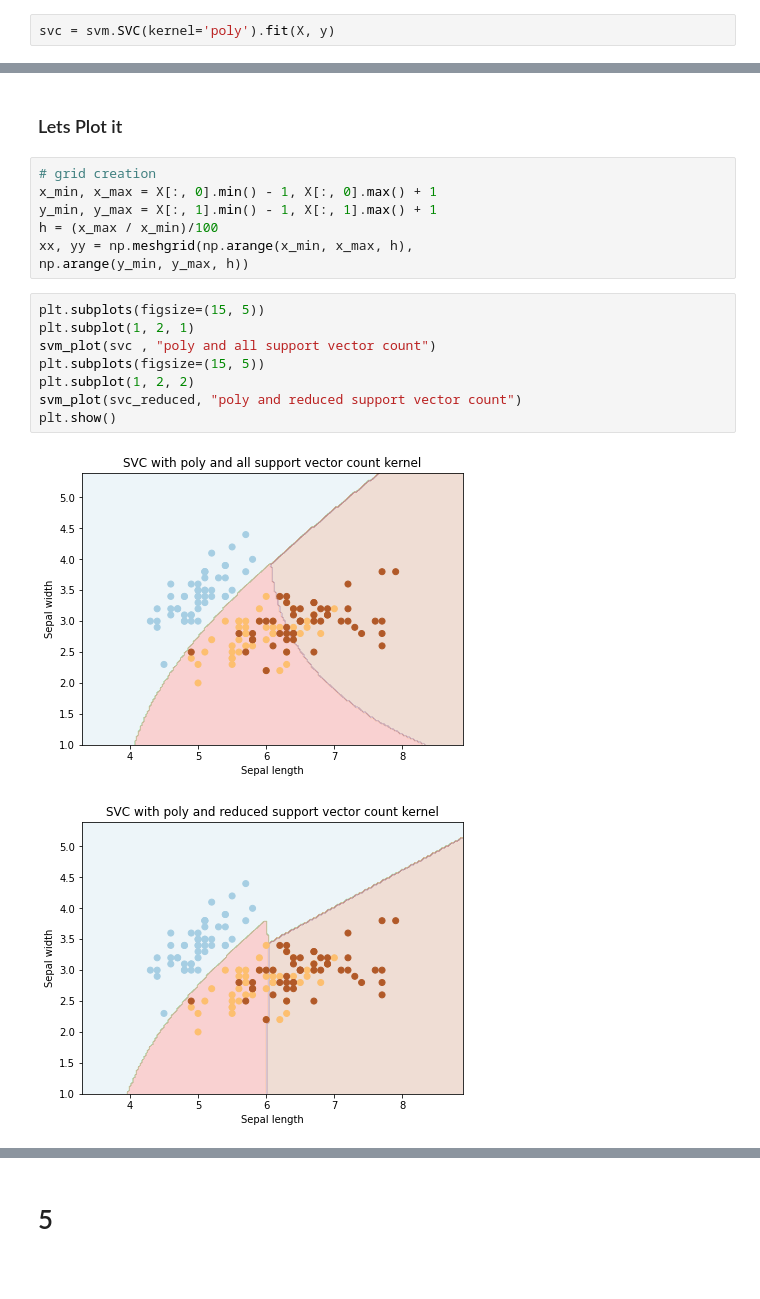
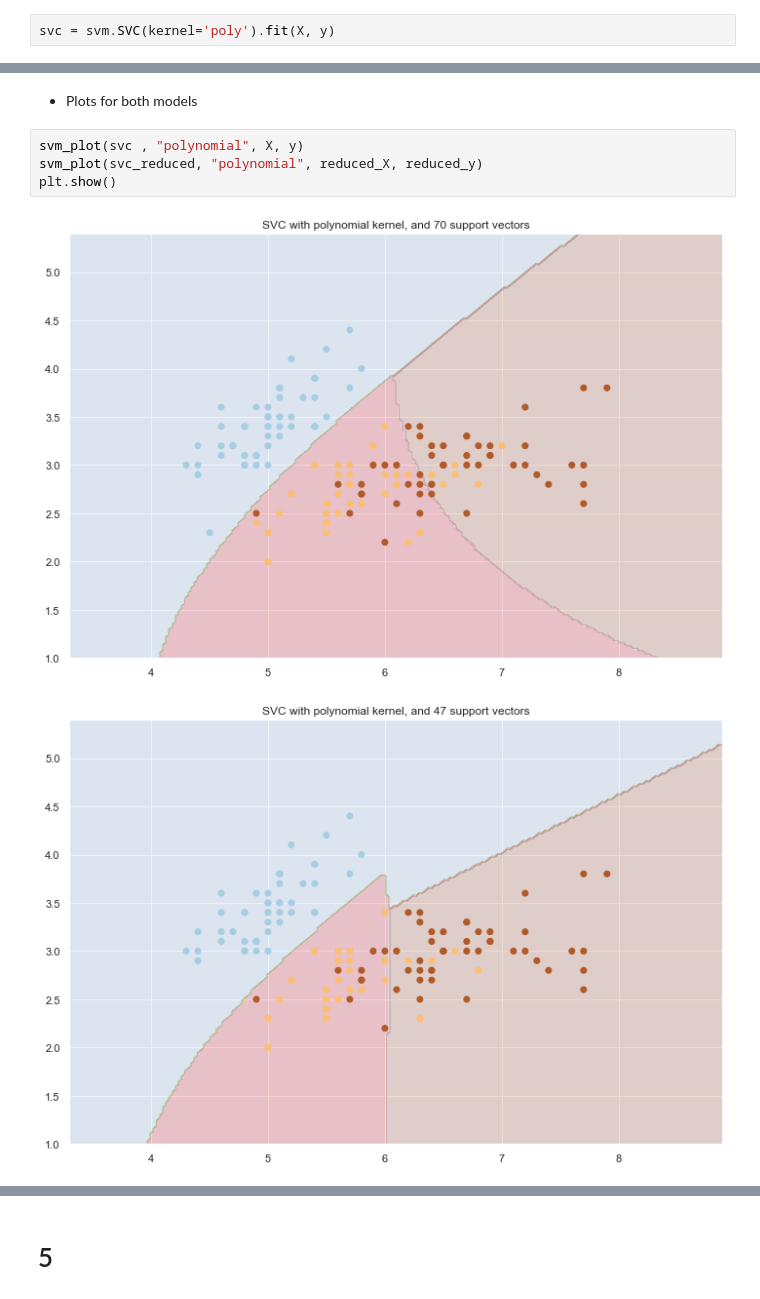
Before and after one commit to ASobreira/Advanced-Machine-Learning, a Jupyter notebook: Assignments/Assignment2/Assignment2_Ex4_5_6.ipynb, the cells around one changed output, grey strips where cells are left out. Saved outputs shown, nothing was run; the diff lists cells and outputs as text; blank space fills up the shorter version.

```diff
--- a/Assignments/Assignment2/Assignment2_Ex4_5_6.ipynb
+++ b/Assignments/Assignment2/Assignment2_Ex4_5_6.ipynb
@@ -95,21 +125,10 @@ svc_reduced = svm.SVC(kernel='poly').fit(reduced_X, reduced_y)
-# %% [markdown]
-### Lets Plot it
-# %%
-# grid creation
-x_min, x_max = X[:, 0].min() - 1, X[:, 0].max() + 1
-y_min, y_max = X[:, 1].min() - 1, X[:, 1].max() + 1
-h = (x_max / x_min)/100
-xx, yy = np.meshgrid(np.arange(x_min, x_max, h),
-np.arange(y_min, y_max, h))
-# %%
-plt.subplots(figsize=(15, 5))
-plt.subplot(1, 2, 1)
-svm_plot(svc , "poly and all support vector count")
-plt.subplots(figsize=(15, 5))
-plt.subplot(1, 2, 2)
-svm_plot(svc_reduced, "poly and reduced support vector count")
-plt.show()
-# %% [output]
-[figure, removed]
-[figure, removed]
+# %% [markdown]
+- Plots for both models
+# %%
+svm_plot(svc , "polynomial", X, y)
+svm_plot(svc_reduced, "polynomial", reduced_X, reduced_y)
+plt.show()
+# %% [output]
+[figure, added]
+[figure, added]
 # %% [markdown]
```
Also changed, not shown: parts of 54 cells of this notebook.
